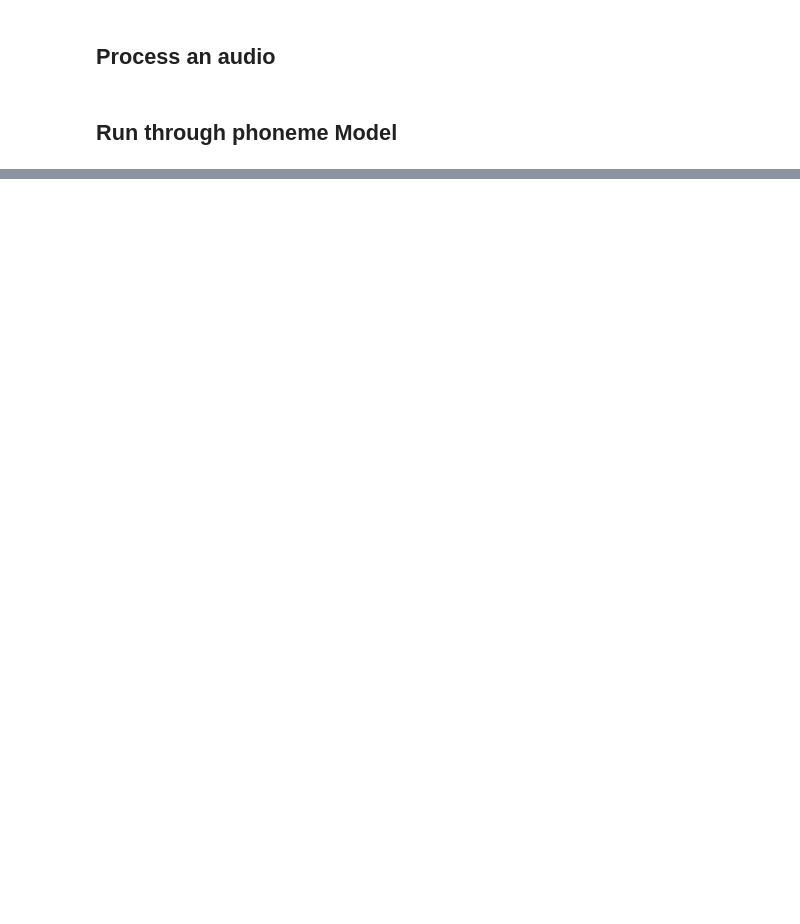
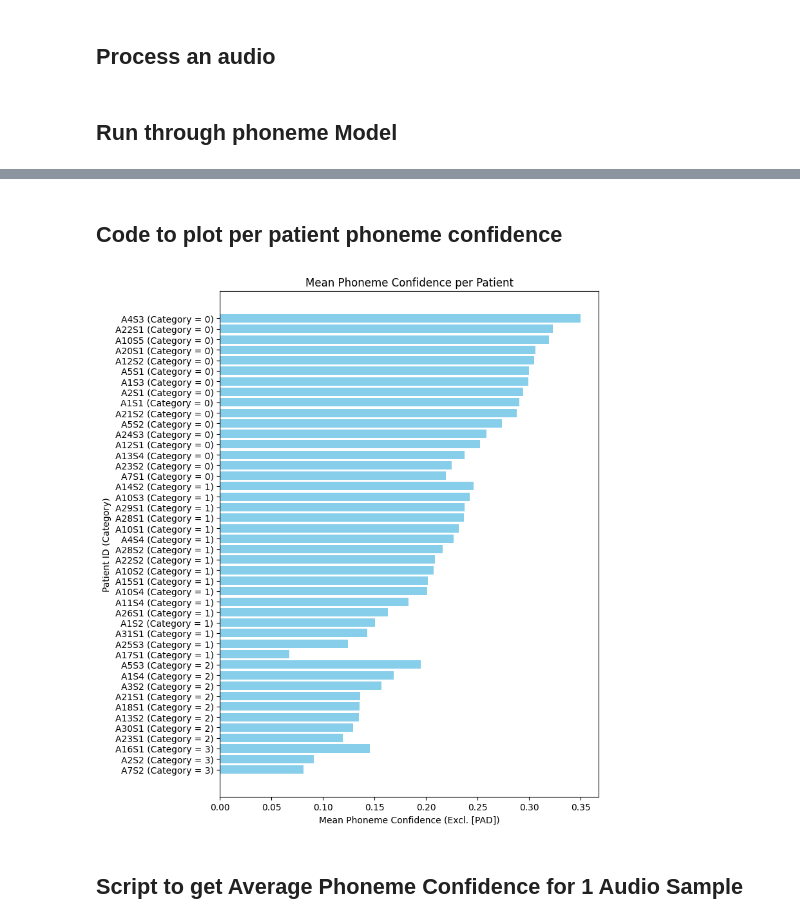
Before and after one commit to LeQi008/dysarthria-mtl, a Jupyter notebook: phonemes/phoneme_exploration.ipynb, the cells around one changed output, grey strips where cells are left out. Drawn from its saved outputs; the diff is of its cells as text; code cells hidden in the pictures; blank space fills up the shorter version.

```diff
--- a/phonemes/phoneme_exploration.ipynb
+++ b/phonemes/phoneme_exploration.ipynb
@@ -30,0 +316,34 @@ h# jh ey n m ey q er n m ao r m ah n iy bcl b ay w er kcl k ix ng hh aa r dcl h#
+# %% [markdown]
+## Code to plot per patient phoneme confidence
+# %%
+import matplotlib.pyplot as plt
+
+# Group by patient ID and category
+patient_stats = (
+    result_df.groupby("patient_id")
+    .agg(mean_confidence=("mean_confidence", "mean"), category=("category", "first"))
+    .reset_index()
+)
+
+# Create a label column: "A1S1 (Category = 0)"
+patient_stats["label"] = patient_stats.apply(
+    lambda row: f"{row['patient_id']} (Category = {row['category']})", axis=1
+)
+
+# Sort by category first, then by confidence
+patient_stats = patient_stats.sort_values(by=["category", "mean_confidence"], ascending=[True, False])
+
+# Plot horizontal bar chart
+plt.figure(figsize=(8, len(patient_stats) * 0.2))
+bars = plt.barh(patient_stats["label"], patient_stats["mean_confidence"], color="skyblue")
+
+plt.xlabel("Mean Phoneme Confidence (Excl. [PAD])")
+plt.ylabel("Patient ID (Category)")
+plt.title("Mean Phoneme Confidence per Patient")
+plt.tight_layout()
+plt.gca().invert_yaxis()  # Most confident at the top
+plt.show()
+# %% [output]
+[figure, added]
+# %% [markdown]
+## Script to get Average Phoneme Confidence for 1 Audio Sample
```
Also changed, not shown: parts of 12 cells of this notebook, 7 other files.
